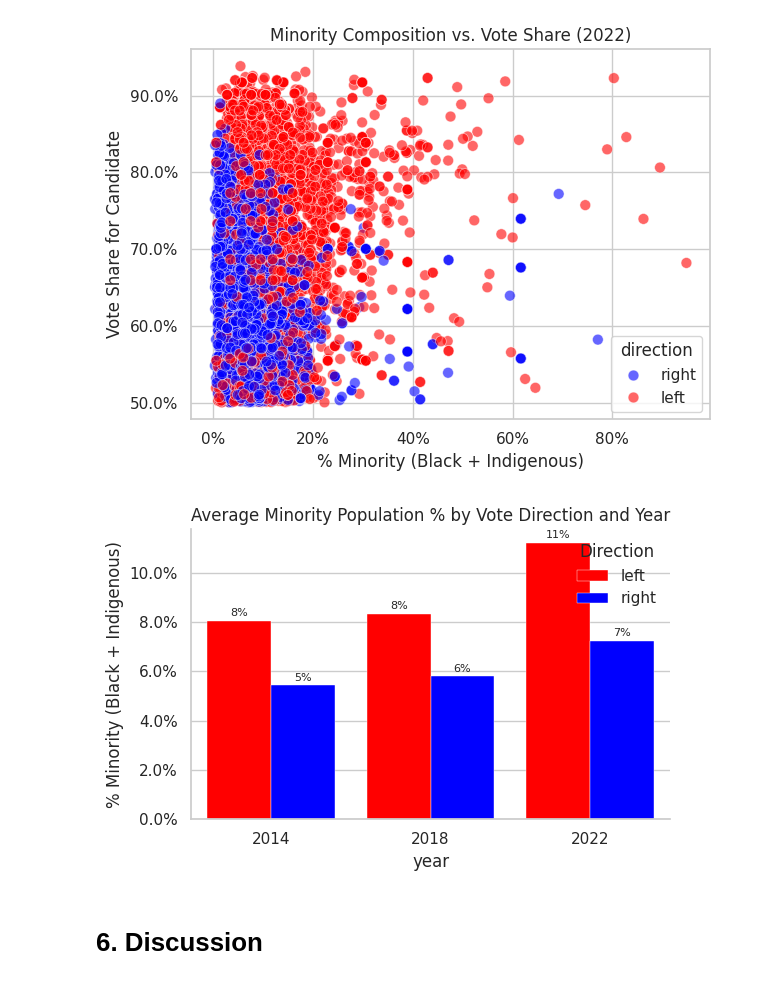
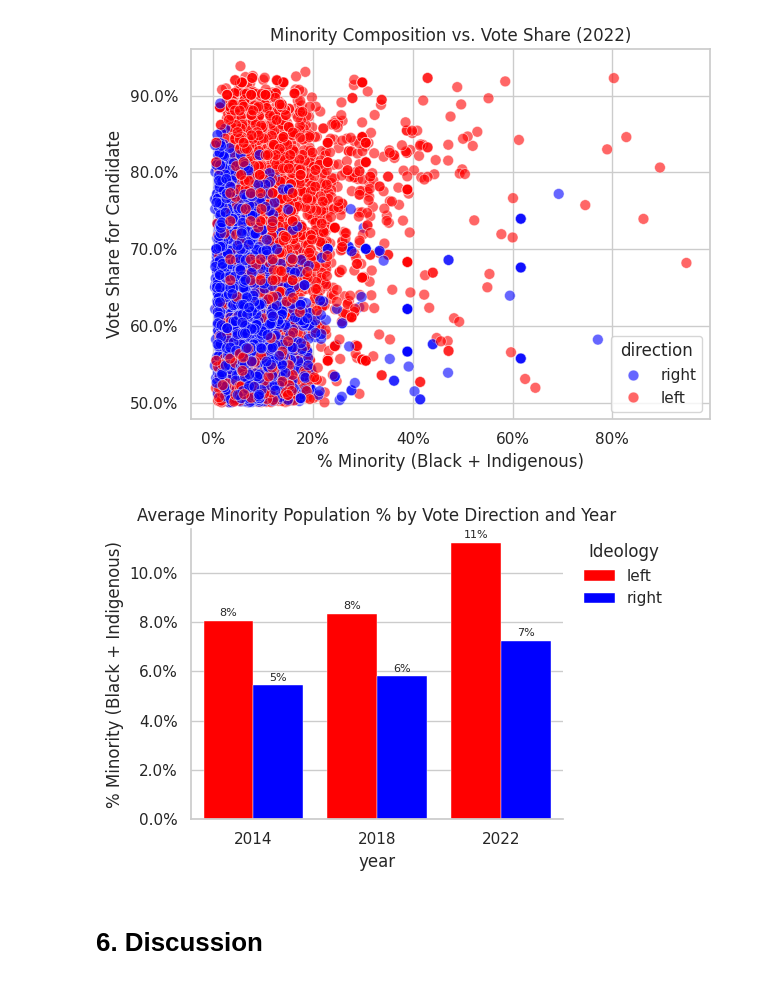
Before and after one commit to alonakonst/alonakonst.github.io, a Jupyter notebook: notebook.ipynb, the cells around one changed output. Cells and saved outputs as stored; diff of their text form; code cells hidden in the pictures.

```diff
--- a/notebook.ipynb
+++ b/notebook.ipynb
@@ -1381,6 +1379,8 @@ plt.show()
 # %% [output]
 [figure]
 # %%
+import matplotlib.ticker as mtick
+
 avg_minority = (
     full_df
     .groupby(['year', 'direction'], as_index=False)['Minority_pct']
@@ -1393,6 +1393,7 @@ palette   = {"left": "#FF0000",
 
 
 fig, ax = plt.subplots(figsize=(6, 4))
+fig.subplots_adjust(right=0.82)
 
 sns.barplot(
     data       = avg_minority,
@@ -1401,35 +1402,40 @@ sns.barplot(
     hue        = "direction",
     hue_order  = hue_order,
     palette    = palette,
     edgecolor  = "white",
     linewidth  = 0.3,
     saturation = 1,
     ax         = ax
 )
 
 
 for c in ax.containers:
     ax.bar_label(
         c,
         labels=[f"{v.get_height():.0%}" for v in c],
         label_type="edge",
         padding=2,
         fontsize=8
     )
 
 
 ax.yaxis.set_major_formatter(mtick.PercentFormatter(1.0))
 ax.set_ylabel("% Minority (Black + Indigenous)")
 ax.set_title("Average Minority Population % by Vote Direction and Year")
-ax.legend(title="Ideology", frameon=False)
+ax.legend(
+    title="Ideology",
+    frameon=False,
+    loc="upper left",          # corner of the legend box
+    bbox_to_anchor=(1.02, 1)   # x=102 %, y=100 % of the axes
+)
 
 sns.despine(ax=ax)
 plt.tight_layout()
 plt.savefig("assets/average_minority_population.png",
             dpi=300, bbox_inches="tight")
 plt.show()
 # %% [output]
-[figure, old version]
+[figure, new version]
 # %% [markdown]
 # 6. Discussion
 # %% [markdown]
```
Also changed, not shown: parts of 9 cells of this notebook, 5 other files.
